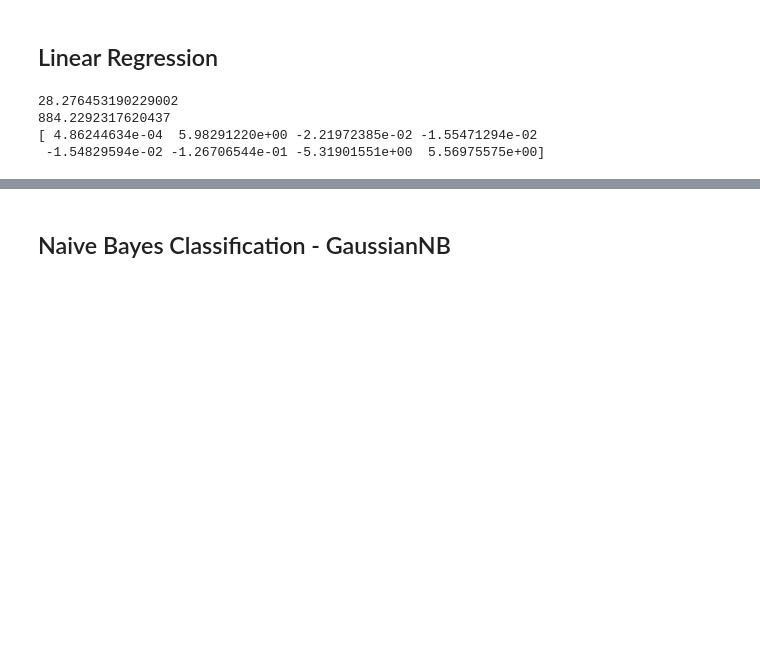
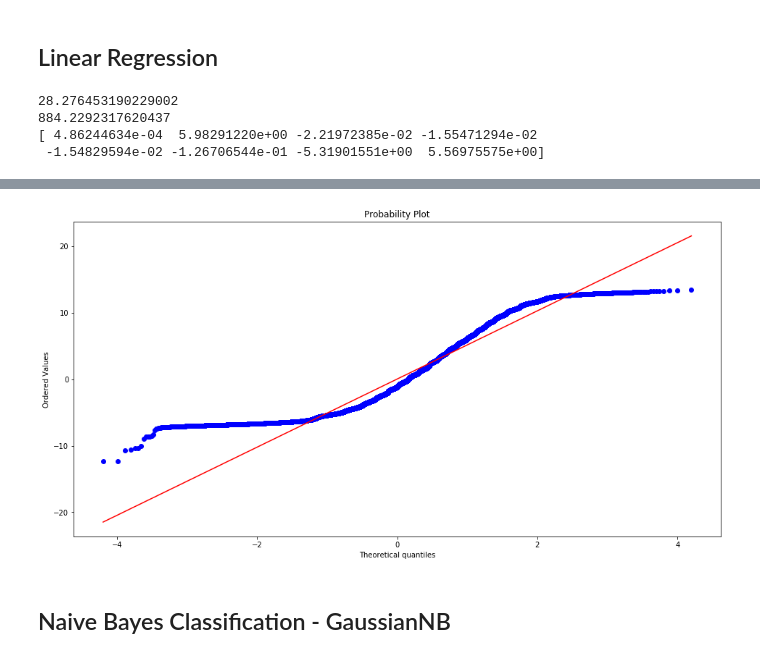
Before and after one commit to yizheshexin/cs542_final_project, a Jupyter notebook: Boston_Crime_ML.ipynb, the cells around one changed output, grey strips where cells are left out. Drawn from its saved outputs; the diff is of its cells as text; code cells hidden in the pictures; blank space fills up the shorter version.

```diff
--- a/Boston_Crime_ML.ipynb
+++ b/Boston_Crime_ML.ipynb
@@ -354,3 +403,10 @@ print(linearRegression.coef_)
+# %%
+from scipy.stats import probplot
+f = plt.figure(figsize=(16, 8))
+ax = f.add_subplot(111)
+probplot(Y_test - Y_pred, plot=ax);
+# %% [output]
+[figure, added]
 # %% [markdown]
 ## Naive Bayes Classification - GaussianNB
 # %%
```
Also changed, not shown: parts of 10 cells of this notebook, 1 other file.
